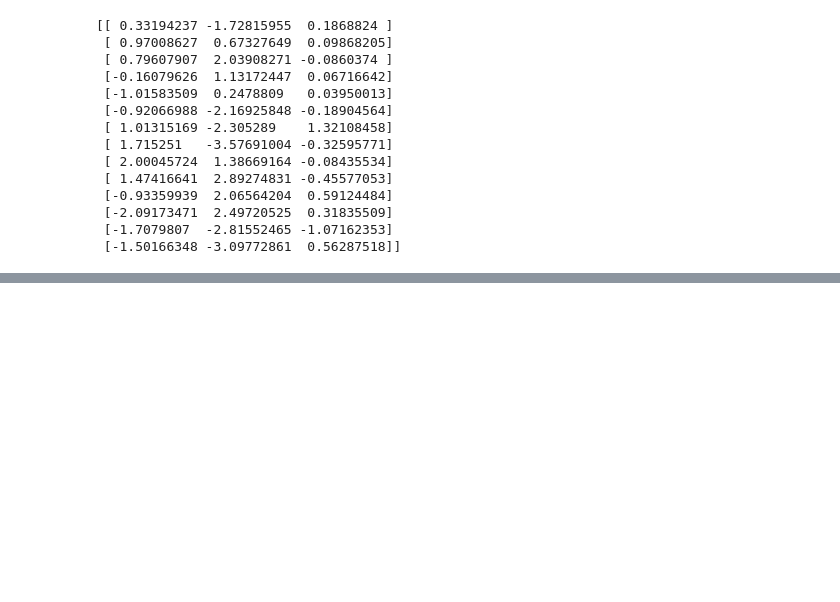
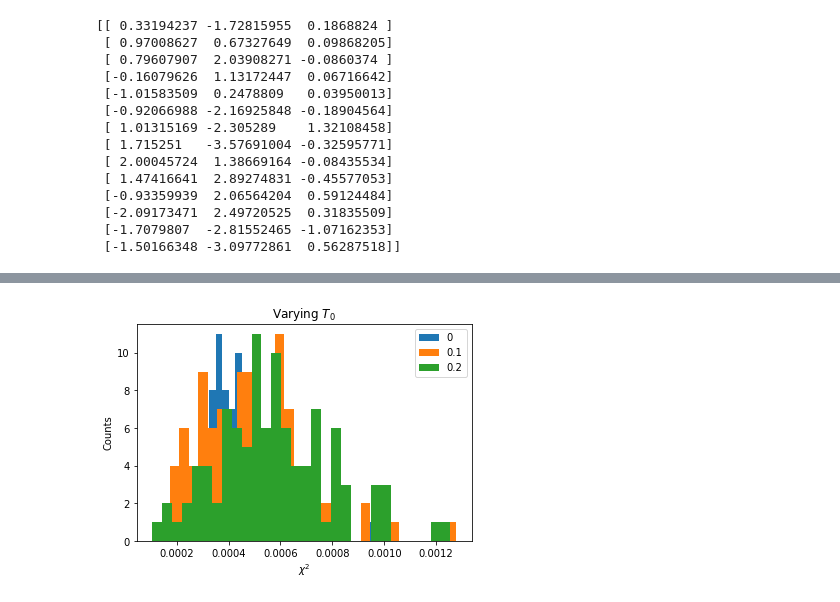
Before and after one commit to tnorthey/molecule, a Jupyter notebook: create_plots_chd.ipynb, the cells around one changed output, grey strips where cells are left out. Saved outputs shown, nothing was run; the diff lists cells and outputs as text; code cells hidden in the pictures; blank space fills up the shorter version.

```diff
--- a/create_plots_chd.ipynb
+++ b/create_plots_chd.ipynb
@@ -129,3 +126,93 @@ print(f['final_xyz'])
  [-2.09173471  2.49720525  0.31835509]
  [-1.7079807  -2.81552465 -1.07162353]
  [-1.50166348 -3.09772861  0.56287518]]
+# %%
+fpath = 'chd_data'
+chi2_0p0 = np.loadtxt('%s/T0p0_ds0p1_q4_25_N1000_100runs.dat' % fpath)
+chi2_0p1 = np.loadtxt('%s/T0p1_ds0p1_q4_25_N1000_100runs.dat' % fpath)
+chi2_0p2 = np.loadtxt('%s/T0p2_ds0p1_q4_25_N1000_100runs.dat' % fpath)
+chi2_0p5 = np.loadtxt('%s/T0p5_ds0p1_q4_25_N1000_100runs.dat' % fpath)
+chi2_1p0 = np.loadtxt('%s/T1p0_ds0p1_q4_25_N1000_100runs.dat' % fpath)
+
+chi2_0p0_500 = np.loadtxt('%s/T0p0_ds0p1_q4_25_N500_100runs.dat' % fpath)
+chi2_0p1_500 = np.loadtxt('%s/T0p1_ds0p1_q4_25_N500_100runs.dat' % fpath)
+chi2_0p2_500 = np.loadtxt('%s/T0p2_ds0p1_q4_25_N500_100runs.dat' % fpath)
+chi2_0p5_500 = np.loadtxt('%s/T0p5_ds0p1_q4_25_N500_100runs.dat' % fpath)
+chi2_1p0_500 = np.loadtxt('%s/T1p0_ds0p1_q4_25_N500_100runs.dat' % fpath)
+
+chi2_0p0_2000 = np.loadtxt('%s/T0p0_ds0p1_q4_25_N2000_100runs.dat' % fpath)
+chi2_0p1_2000 = np.loadtxt('%s/T0p1_ds0p1_q4_25_N2000_100runs.dat' % fpath)
+chi2_0p2_2000 = np.loadtxt('%s/T0p2_ds0p1_q4_25_N2000_100runs.dat' % fpath)
+chi2_0p5_2000 = np.loadtxt('%s/T0p5_ds0p1_q4_25_N2000_100runs.dat' % fpath)
+chi2_1p0_2000 = np.loadtxt('%s/T1p0_ds0p1_q4_25_N2000_100runs.dat' % fpath)
+
+print('chi2_min T = 0: %6.5f'   % min(chi2_0p0))
+print('chi2_min T = 0.1: %6.5f' % min(chi2_0p1))
+print('chi2_min T = 0.2: %6.5f' % min(chi2_0p2))
+print('chi2_min T = 0.5: %6.5f' % min(chi2_0p5))
+print('chi2_min T = 1.0: %6.5f' % min(chi2_1p0))
+print('chi2_min T = 0(2000): %6.5f'   % min(chi2_0p0_2000))
+print('chi2_min T = 0.1(2000): %6.5f' % min(chi2_0p1_2000))
+print('chi2_min T = 0.2(2000): %6.5f' % min(chi2_0p2_2000))
+print('chi2_min T = 0.5(2000): %6.5f' % min(chi2_0p5_2000))
+print('chi2_min T = 1.0(2000): %6.5f' % min(chi2_1p0_2000))
+
+p.figure(1)
+nbins = 30
+p.hist(chi2_0p0, bins=nbins)
+p.hist(chi2_0p1, bins=nbins)
+p.hist(chi2_0p2, bins=nbins)
+p.xlabel('$\chi^2$')
+p.ylabel('Counts')
+p.title('Varying $T_0$')
+p.legend((0, 0.1, 0.2))
+
+p.figure(2)
+p.hist(chi2_0p0_500, bins=nbins)
+p.hist(chi2_0p0, bins=nbins)
+p.hist(chi2_0p0_2000, bins=nbins)
+p.xlabel('$\chi^2$')
+p.ylabel('Counts')
+p.title('Varying $N_{steps}, T_0=0$')
+p.legend((500, 1000, 2000))
+p.xlim((0, .003))
+p.ylim((0, 24))
+
+p.figure(3)
+#p.subplot(111)
+p.hist(chi2_0p2_500, bins=nbins)
+p.hist(chi2_0p2, bins=nbins)
+p.hist(chi2_0p2_2000, bins=nbins)
+p.xlabel('$\chi^2$')
+p.ylabel('Counts')
+p.title('Varying $N_{steps}, T_0=0.2$')
+p.legend((500, 1000, 2000))
+p.xlim((0, .003))
+p.ylim((0, 24))
+
+p.figure(4)
+#p.subplot(212)
+p.hist(chi2_0p5_500, bins=nbins)
+p.hist(chi2_0p5, bins=nbins)
+p.hist(chi2_0p5_2000, bins=nbins)
+p.xlabel('$\chi^2$')
+p.ylabel('Counts')
+p.title('Varying $N_{steps}, T_0=0.5$')
+p.legend((500, 1000, 2000))
+p.xlim((0, .003))
+p.ylim((0, 24))
+
+p.figure(5)
+p.plot(np.sort(chi2_0p0))
+p.plot(np.sort(chi2_0p0_2000))
+p.plot(np.sort(chi2_0p1))
+p.plot(np.sort(chi2_0p1_2000))
+p.plot(np.sort(chi2_0p2))
+p.plot(np.sort(chi2_0p2_2000))
+p.plot(np.sort(chi2_0p5))
+p.plot(np.sort(chi2_0p5_2000))
+#p.plot(np.sort(chi2_1p0))
+p.xlim((-1, 20))
+p.ylim((0, .0005))
+p.legend((0, '0(2000)', 0.1, '0.1(2000)', 0.2, '0.2(2000)', 0.5, '0.5(2000)', 1, '1(2000)'))
+# %% [output]
@@ -131,0 +230 @@ print(f['final_xyz'])
+[figure, added]
```
Also changed, not shown: parts of 3 cells of this notebook, 18 other files.
